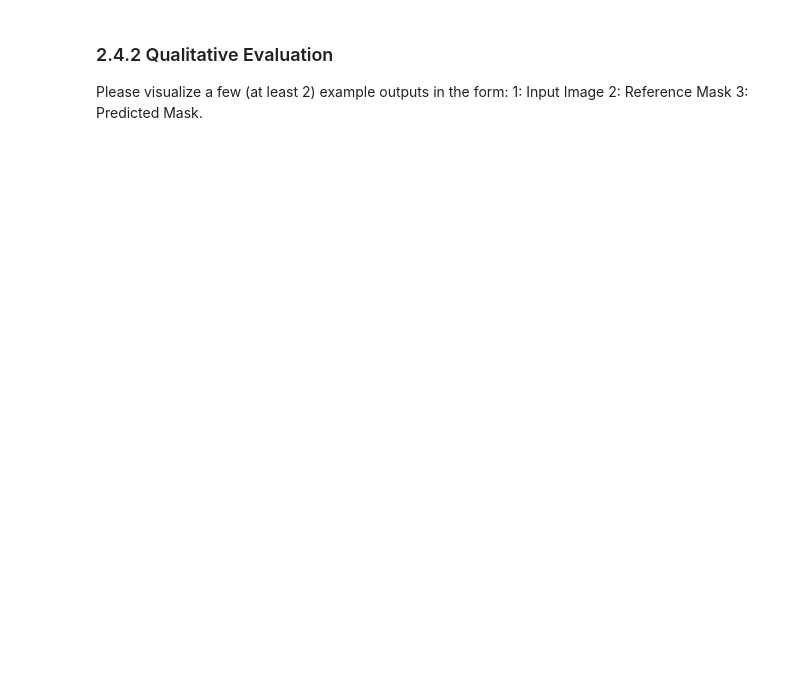
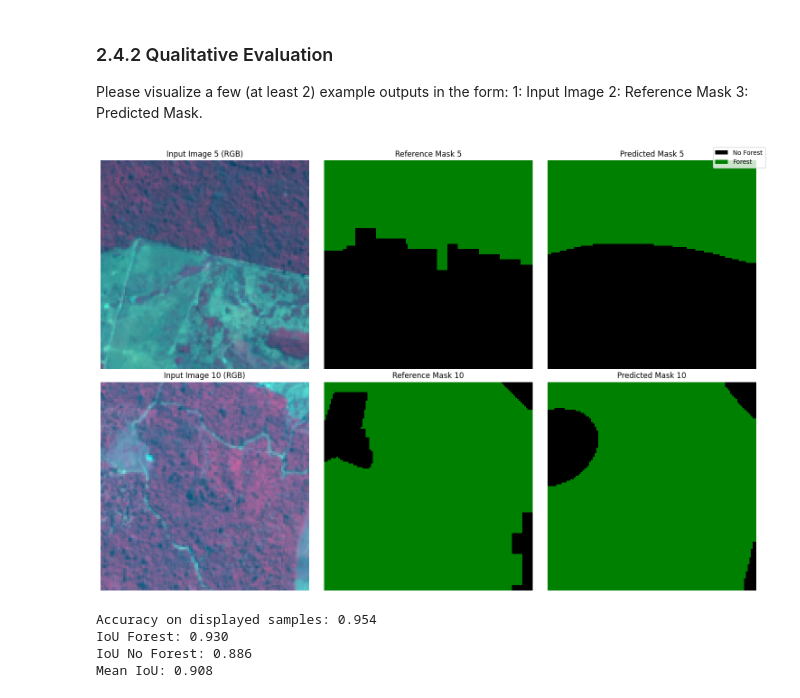
Before and after one commit to deweezy12/IPL4EO, a Jupyter notebook: src/ipl4eo_miniproject_2025/Task_2.ipynb, the cells around one changed output. Drawn from its saved outputs; the diff is of its cells as text; code cells hidden in the pictures; blank space fills up the shorter version.

```diff
--- a/src/ipl4eo_miniproject_2025/Task_2.ipynb
+++ b/src/ipl4eo_miniproject_2025/Task_2.ipynb
@@ -224,5 +441,78 @@ Please visualize a few (at least 2) example outputs in the form: 1: Input Image
 # %%
 # Plot some (at least 2) example images
 # Plot: Input Image - Reference Mask - Predicted Mask
+
+# Load best model
+best_model = FCNResnet.load_from_checkpoint(checkpoint_callback.best_model_path)
+best_model.eval()
+
+# Get test samples
+test_loader = datamodule.test_dataloader()
+batch = next(iter(test_loader))
+images, masks = batch
+
+# Make predictions
+with torch.no_grad():
+    logits = best_model(images)
+    preds = torch.argmax(logits, dim=1)
+
+# Visualize first 2 samples
+fig, axes = plt.subplots(2, 3, figsize=(15, 10))
+
+# Colors for visualization
+colors = ['black', 'green']  # 0: no forest, 1: forest
+cmap = ListedColormap(colors)
+
+for idx, i in enumerate([4, 9]):  # idx will be 0,1 while i will be 3,7
+    # RGB visualization (using bands 4,3,2 from 10 bands)
+    img_rgb = images[i][[3,2,1]].permute(1,2,0)  # B04, B03, B02
+    # Normalize for display
+    img_rgb = (img_rgb - img_rgb.min()) / (img_rgb.max() - img_rgb.min())
+
+    # Input image
+    axes[idx, 0].imshow(img_rgb)  # Use idx instead of i
+    axes[idx, 0].set_title(f'Input Image {i+1} (RGB)')
+    axes[idx, 0].axis('off')
+
+    # Reference mask
+    axes[idx, 1].imshow(masks[i], cmap=cmap, vmin=0, vmax=1)
+    axes[idx, 1].set_title(f'Reference Mask {i+1}')
+    axes[idx, 1].axis('off')
+
+    # Predicted mask
+    axes[idx, 2].imshow(preds[i], cmap=cmap, vmin=0, vmax=1)
+    axes[idx, 2].set_title(f'Predicted Mask {i+1}')
+    axes[idx, 2].axis('off')
+
+# Add legend
+legend_elements = [Patch(facecolor='black', label='No Forest'),
+                   Patch(facecolor='green', label='Forest')]
+fig.legend(handles=legend_elements, loc='upper right')
+
+plt.tight_layout()
+plt.show()
+
+# Calculate accuracy for these samples
+accuracy = (preds == masks).float().mean()
+print(f"Accuracy on displayed samples: {accuracy:.3f}")
+
+# Calculate IoU for each class
+intersection_forest = ((preds == 1) & (masks == 1)).sum()
+union_forest = ((preds == 1) | (masks == 1)).sum()
+iou_forest = intersection_forest.float() / union_forest.float()
+
+intersection_no_forest = ((preds == 0) & (masks == 0)).sum()
+union_no_forest = ((preds == 0) | (masks == 0)).sum()
+iou_no_forest = intersection_no_forest.float() / union_no_forest.float()
+
+print(f"IoU Forest: {iou_forest:.3f}")
+print(f"IoU No Forest: {iou_no_forest:.3f}")
+print(f"Mean IoU: {(iou_forest + iou_no_forest) / 2:.3f}")
+# %% [output]
+[figure, added]
+Accuracy on displayed samples: 0.954
+IoU Forest: 0.930
+IoU No Forest: 0.886
+Mean IoU: 0.908
 # %% [markdown]
 **TODO:** Describe the results in a few paragraphs.
```
Also changed, not shown: parts of 9 cells of this notebook, 2 other files.
